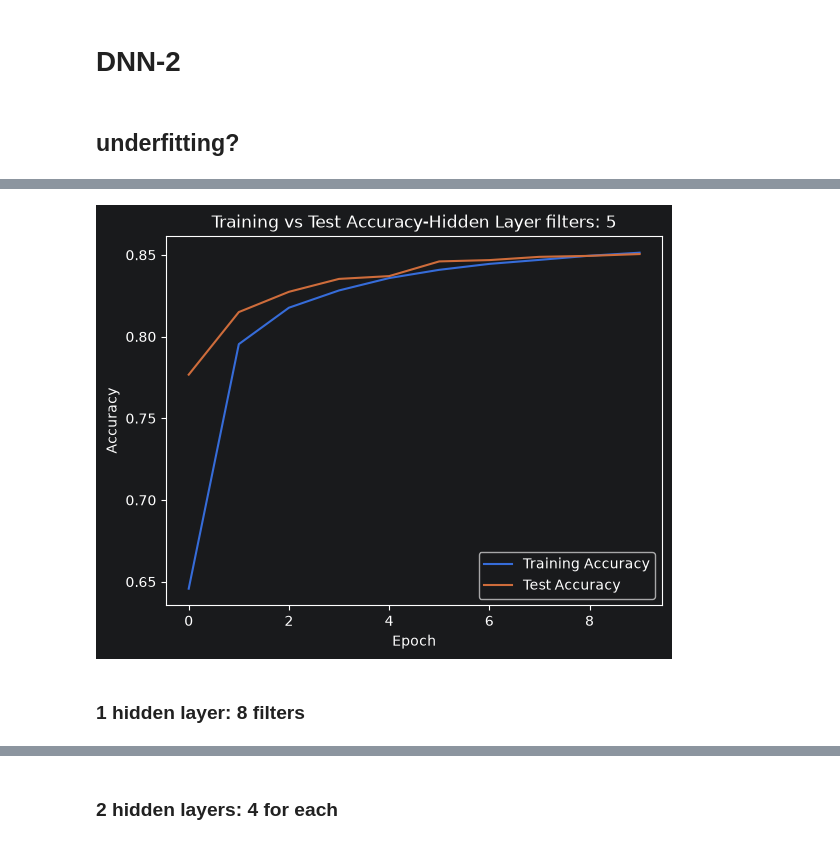
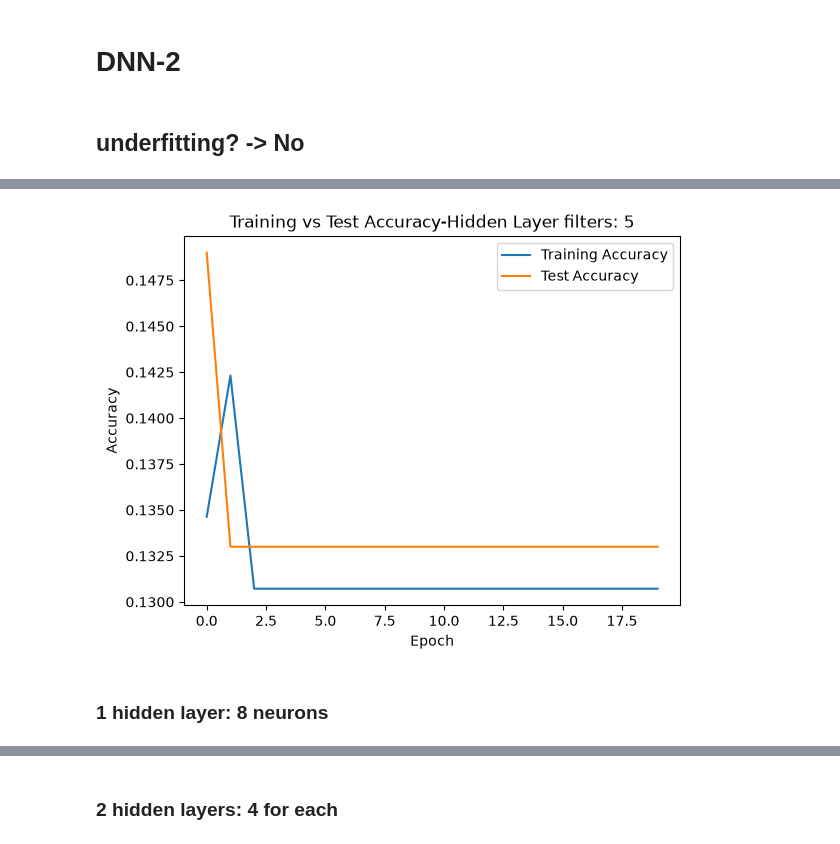
Before and after one commit to wenjing-qiu/MMP4, a Jupyter notebook: Aufgabe1.ipynb, the cells around one changed output, grey strips where cells are left out. Cells and saved outputs as stored; diff of their text form; code cells hidden in the pictures.

```diff
--- a/Aufgabe1.ipynb
+++ b/Aufgabe1.ipynb
@@ -173,15 +158,15 @@ weighted avg       0.97      0.97      0.97     10000
 # %% [markdown]
 # DNN-2
 # %% [markdown]
-## underfitting?
+## underfitting? -> No
 # %%
 from tensorflow.keras.callbacks import EarlyStopping
 
 model_test=tf.keras.Sequential([
 tf.keras.layers.Input(shape=(28, 28)),
 tf.keras.layers.Flatten(),
-tf.keras.layers.Dense(4, activation='relu'),
-#tf.keras.layers.Dense(20, activation='relu',name="features"),
+tf.keras.layers.Dense(50, activation='relu'),
+tf.keras.layers.Dense(50, activation='relu',name="features"),
 tf.keras.layers.Dense(10, activation='softmax')
 ])
 
@@ -198,9 +183,9 @@ model_test.compile(optimizer='adam', loss='sparse_categorical_crossentropy', met
 history = model_test.fit(
     x_train,
     y_train,
-    epochs=10,
+    epochs=20,
     validation_data=(x_test, y_test),  # this gives test/validation accuracy per epoch
-    callbacks=[early_stop]
+    # callbacks=[early_stop]
 )
 
 #test_loss, test_acc = model.evaluate(x_test, y_test)
@@ -238,6 +220,6 @@ Epoch 10/10
-[figure, old version]
+[figure, new version]
 # %% [markdown]
-### 1 hidden layer: 8 filters
+### 1 hidden layer: 8 neurons
 # %%
 from tensorflow.keras.callbacks import EarlyStopping
 
```
Also changed, not shown: parts of 15 cells of this notebook.
